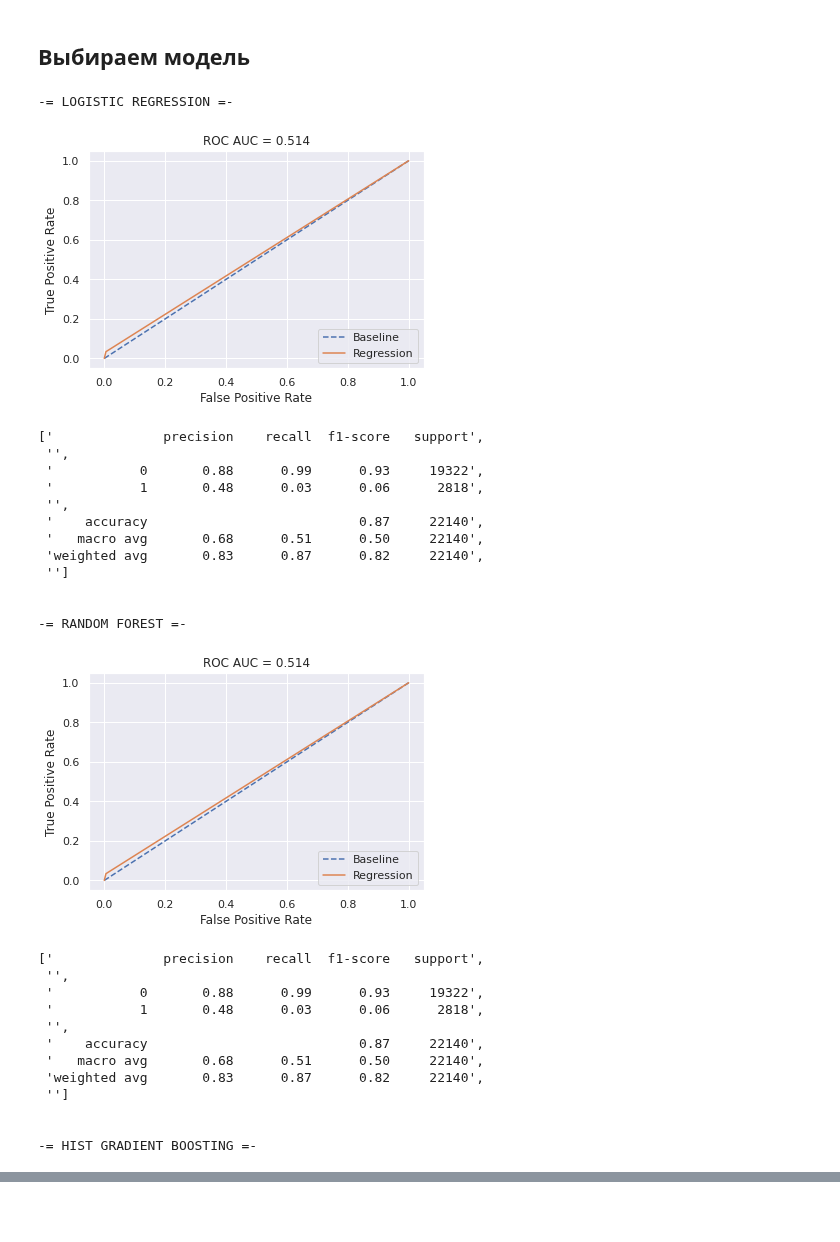
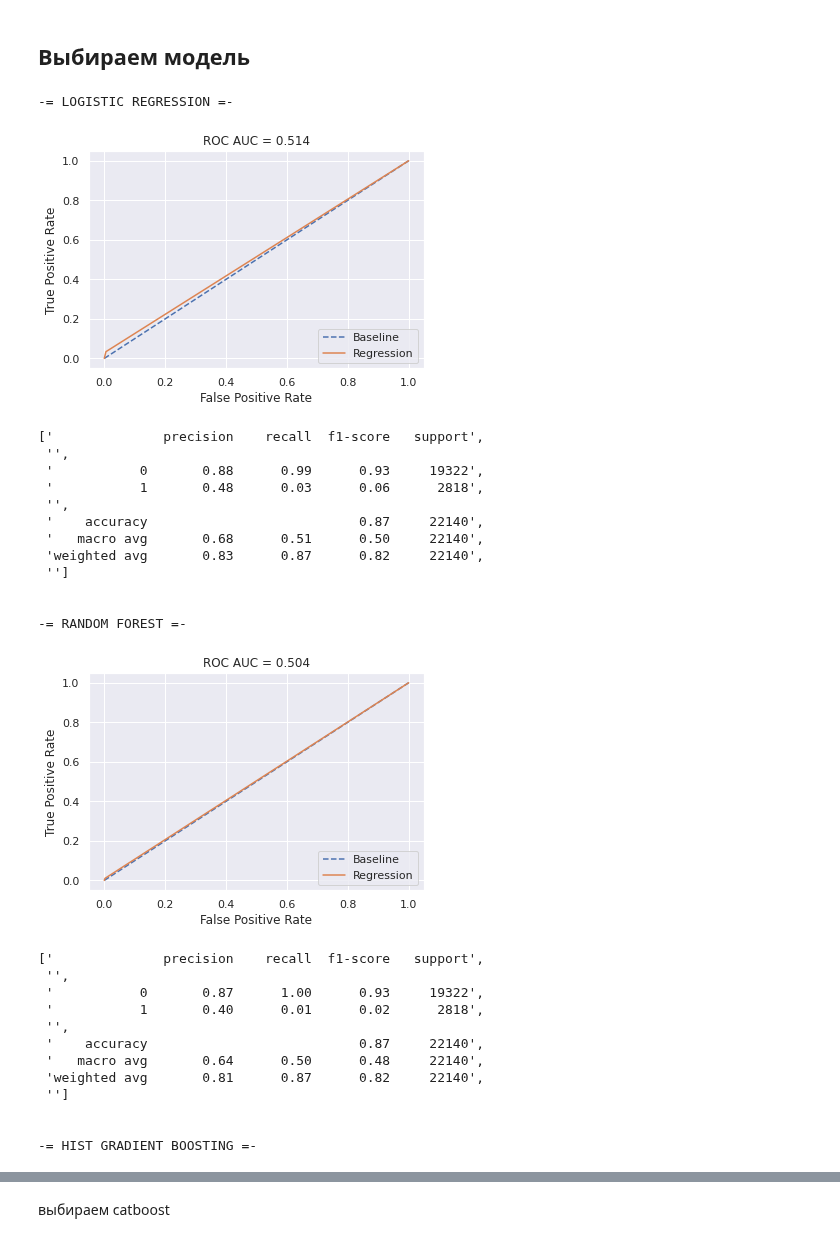
Before and after one commit to XelorR/sf_project_5, a Jupyter notebook: pp_scoring_from_scratch.ipynb, the cells around one changed output, grey strips where cells are left out. Saved outputs shown, nothing was run; the diff lists cells and outputs as text; code cells hidden in the pictures; blank space fills up the shorter version.

Commit message:
починил перебор моделей, остановился на catboost

```diff
--- a/pp_scoring_from_scratch.ipynb
+++ b/pp_scoring_from_scratch.ipynb
@@ -390,44 +390,42 @@ data_dummied.to_pickle("preprocessed.pkl")
 # %%
 X = data_dummied.query("sample == 0").drop(columns=["default", "sample"])
 y = data_dummied.query("sample == 0")["default"]
-validation = data_dummied.query("sample == 1").drop(columns=["default", "sample"])
+X_validation = data_dummied.query("sample == 1").drop(columns=["default", "sample"])
+y_validation = data_dummied.query("sample == 1")["default"]
 
 for name, model in [
     ("-= LOGISTIC REGRESSION =-", LogisticRegression()),
     ("-= RANDOM FOREST =-", RandomForestClassifier()),
     ("-= HIST GRADIENT BOOSTING =-", HistGradientBoostingClassifier()),
     ("-= CATBOOST =-", CatBoostClassifier()),
     ("-= LGBM =-", LGBMClassifier()),
 ]:
     print("\n\n" + name)
-    show_classification_details(
-        data_dummied.query("sample == 1")["default"],
-        LogisticRegression().fit(X, y).predict(validation),
-    )
+    show_classification_details(y_validation, model.fit(X, y).predict(X_validation))
 # %% [output]
 -= LOGISTIC REGRESSION =-
 [figure]
 ['              precision    recall  f1-score   support',
  '',
  '           0       0.88      0.99      0.93     19322',
  '           1       0.48      0.03      0.06      2818',
  '',
  '    accuracy                           0.87     22140',
  '   macro avg       0.68      0.51      0.50     22140',
  'weighted avg       0.83      0.87      0.82     22140',
  '']
 
 
 -= RANDOM FOREST =-
-[figure, old version]
+[figure, new version]
 ['              precision    recall  f1-score   support',
  '',
- '           0       0.88      0.99      0.93     19322',
- '           1       0.48      0.03      0.06      2818',
+ '           0       0.87      1.00      0.93     19322',
+ '           1       0.40      0.01      0.02      2818',
  '',
  '    accuracy                           0.87     22140',
- '   macro avg       0.68      0.51      0.50     22140',
- 'weighted avg       0.83      0.87      0.82     22140',
+ '   macro avg       0.64      0.50      0.48     22140',
+ 'weighted avg       0.81      0.87      0.82     22140',
  '']
 
 
@@ -470 +473,3 @@ for name, model in [
  '']
+# %% [markdown]
+выбираем catboost
```
Also changed, not shown: parts of 2 cells of this notebook.
